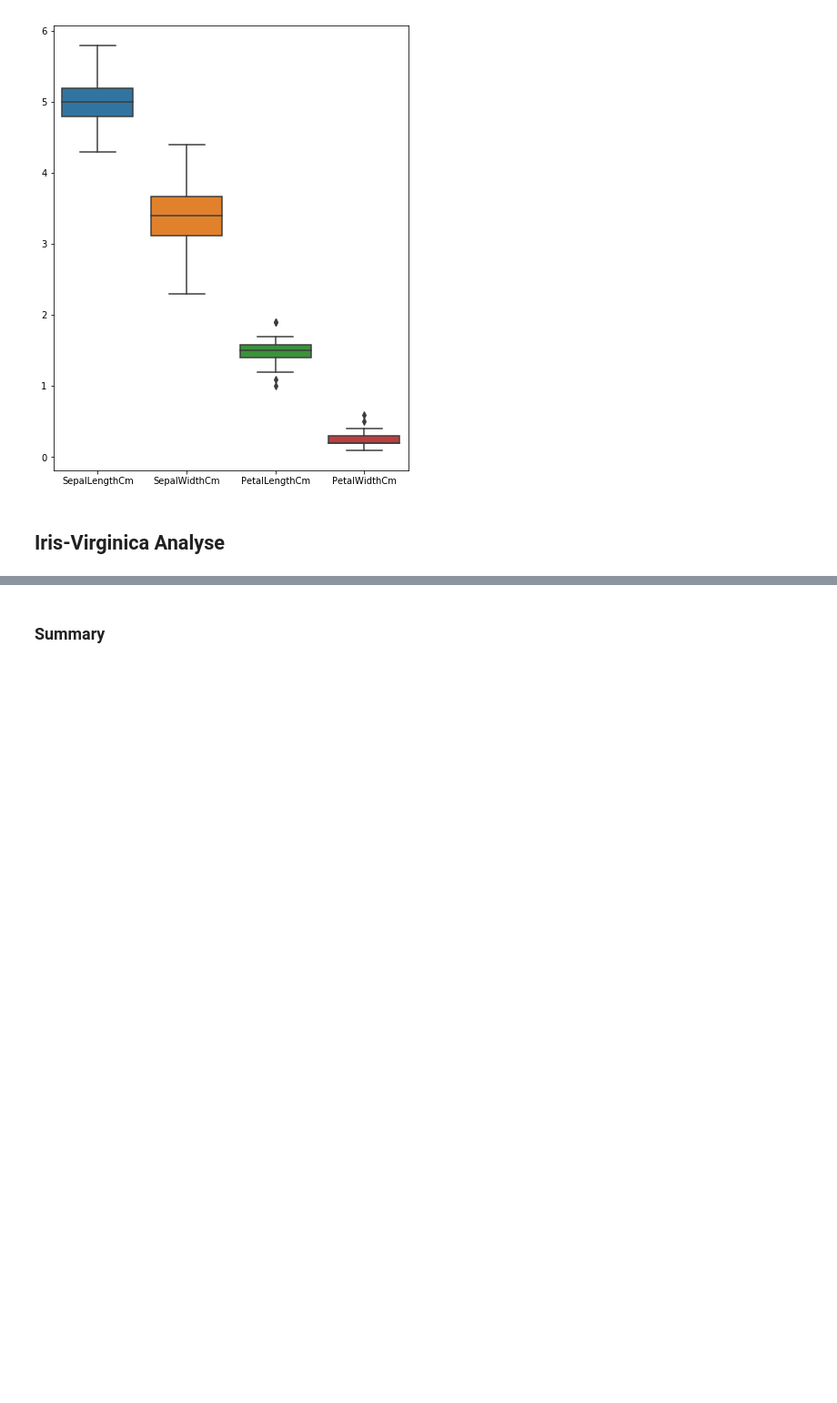
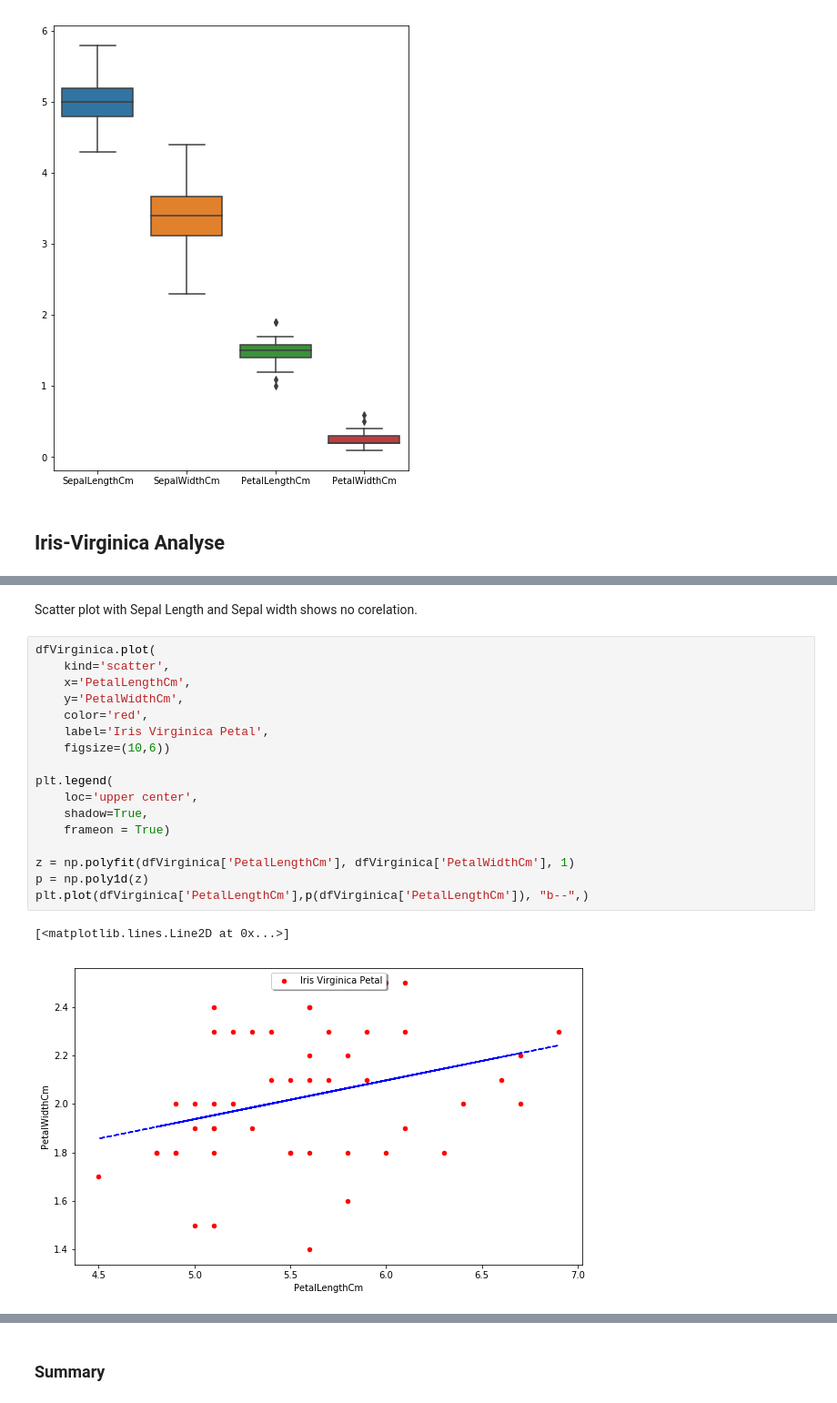
Before and after one commit to Slawak1/pands-project, a Jupyter notebook: IrisProject2019.ipynb, the cells around one changed output, grey strips where cells are left out. Shown at 91% size. Saved outputs shown, nothing was run; the diff lists cells and outputs as text; blank space fills up the shorter version.

```diff
--- a/IrisProject2019.ipynb
+++ b/IrisProject2019.ipynb
@@ -665,0 +711,22 @@ Now I will do the same steps forIris Virginica, the theory has been explained ab
+# %% [markdown]
+Scatter plot with Sepal Length and Sepal width shows no corelation.
+# %%
+dfVirginica.plot(
+    kind='scatter',
+    x='PetalLengthCm',
+    y='PetalWidthCm',
+    color='red',
+    label='Iris Virginica Petal',
+    figsize=(10,6))
+
+plt.legend(
+    loc='upper center',
+    shadow=True,
+    frameon = True)
+
+z = np.polyfit(dfVirginica['PetalLengthCm'], dfVirginica['PetalWidthCm'], 1)
+p = np.poly1d(z)
+plt.plot(dfVirginica['PetalLengthCm'],p(dfVirginica['PetalLengthCm']), "b--",)
+# %% [output]
+[<matplotlib.lines.Line2D at 0x...>]
+[figure, added]
```
Also changed, not shown: parts of 70 cells of this notebook.
